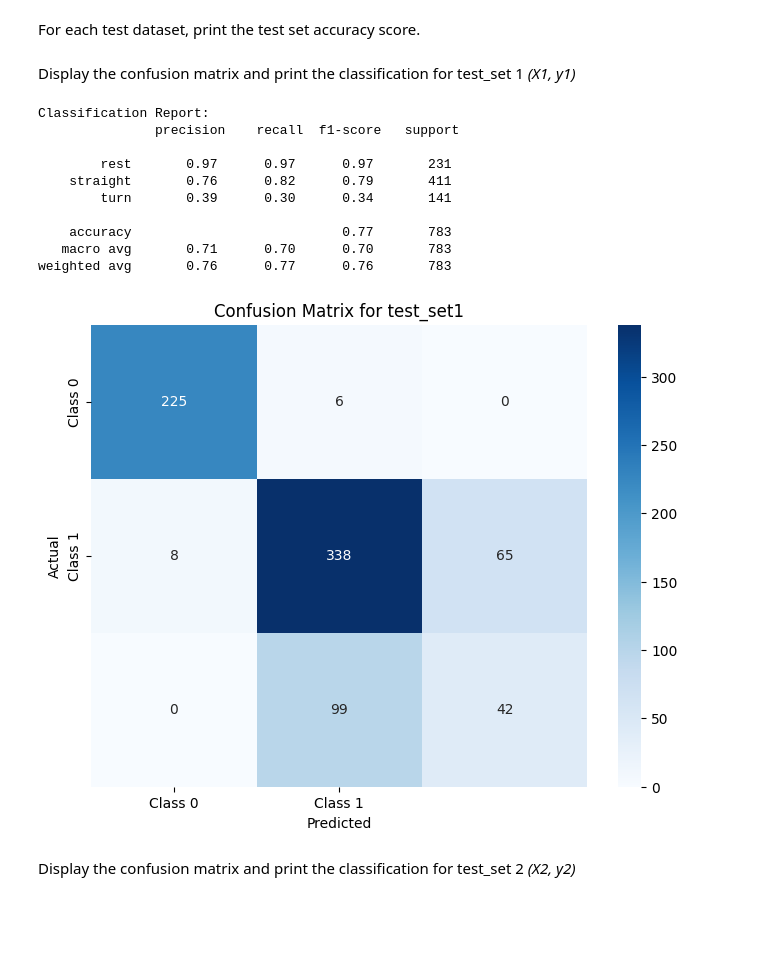
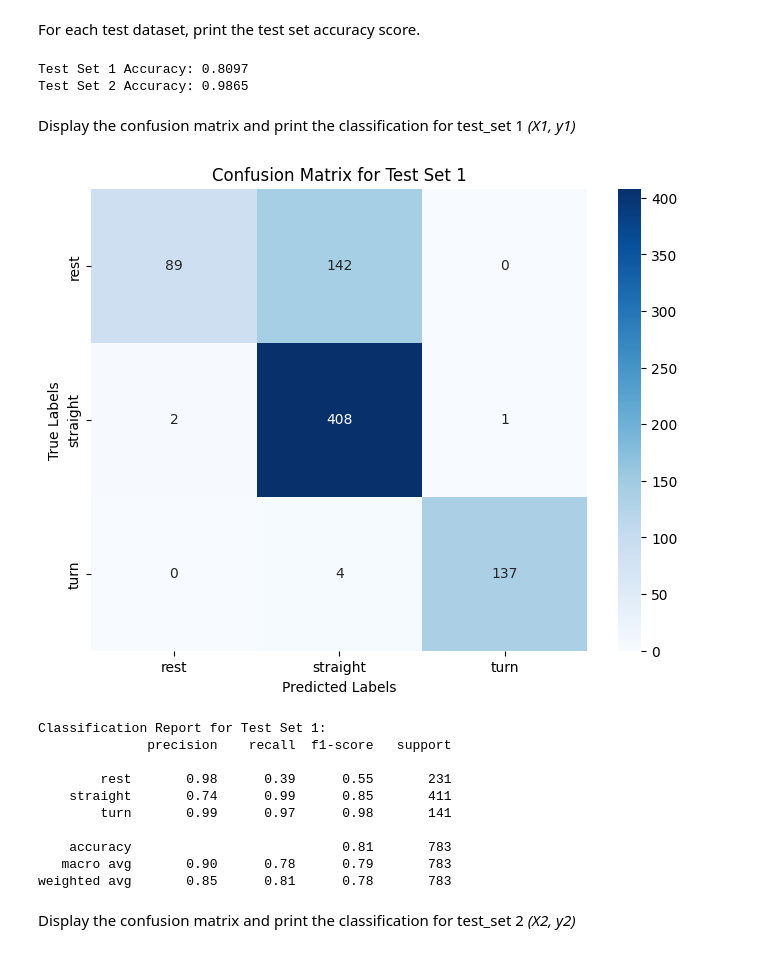
Before and after one commit to KushalDoshi17/engg680_2024_fall, a Jupyter notebook: Lab_Assignment4/Assignment 4.ipynb, the cells around one changed output. Drawn from its saved outputs; the diff is of its cells as text; code cells hidden in the pictures; blank space fills up the shorter version.

```diff
--- a/Lab_Assignment4/Assignment 4.ipynb
+++ b/Lab_Assignment4/Assignment 4.ipynb
@@ -816,0 +811,19 @@ print(X1.head(2))
+# %%
+# TODO - Load the target vector from test_set1 into y1, and the group selected features from test_set1 into X1
+# Define group-selected features and target column
+selected_features = ['ax_sum', 'ay_sum', 'az_sum', 'gx_sum', 'gy_sum', 'gz_sum', 'a_sum', 'g_sum']
+target_column = 'motion_state'
+
+# Load group-selected features and target vector from test_set1
+X1 = test_set1[selected_features]
+y1 = test_set1[target_column]
+
+# Load group-selected features and target vector from test_set2
+X2 = test_set2[selected_features]
+y2 = test_set2[target_column]
+
+# Display the shapes of X1, y1, X2, y2 to confirm loading
+print("Test Set 1 Features (X1):", X1.shape)
+print("Test Set 1 Target (y1):", y1.shape)
+print("Test Set 2 Features (X2):", X2.shape)
+print("Test Set 2 Target (y2):", y2.shape)
@@ -854,33 +861,58 @@ print(f"Test Set 2 Accuracy: {accuracy_test2:.2f}")
+# %%
+# TODO - Print test score accuracies for test_set1 and test_set2
+from sklearn.metrics import accuracy_score
+
+# Predict on test_set1 (X1) and calculate accuracy
+y1_pred = grid_search.best_estimator_.predict(X1)
+test1_accuracy = accuracy_score(y1, y1_pred)
+
+# Predict on test_set2 (X2) and calculate accuracy
+y2_pred = grid_search.best_estimator_.predict(X2)
+test2_accuracy = accuracy_score(y2, y2_pred)
+
+# Print the test accuracies
+print(f"Test Set 1 Accuracy: {test1_accuracy:.4f}")
+print(f"Test Set 2 Accuracy: {test2_accuracy:.4f}")
+# %% [output]
+Test Set 1 Accuracy: 0.8097
+Test Set 2 Accuracy: 0.9865
 # %% [markdown]
 Display the confusion matrix and print the classification for test_set 1 *(X1, y1)*
 # %%
 # TODO - Display confusion matrix and print classification report for (X1, y1)
 from sklearn.metrics import confusion_matrix, classification_report
 import seaborn as sns
 import matplotlib.pyplot as plt
-y1_pred = best_model.predict(X1)
-cm = confusion_matrix(y1, y1_pred)
-print("Classification Report:\n", classification_report(y1, y1_pred))
+
+# Generate predictions on test_set1 (X1)
+y1_pred = grid_search.best_estimator_.predict(X1)
+
+# Compute the confusion matrix for test_set1
+conf_matrix1 = confusion_matrix(y1, y1_pred)
+
+# Display the confusion matrix for test_set1 using a heatmap
 plt.figure(figsize=(8, 6))
-sns.heatmap(cm, annot=True, fmt='d', cmap='Blues',
-            xticklabels=['Class 0', 'Class 1'],
-            yticklabels=['Class 0', 'Class 1'])
-plt.ylabel('Actual')
-plt.xlabel('Predicted')
-plt.title('Confusion Matrix for test_set1')
+sns.heatmap(conf_matrix1, annot=True, fmt="d", cmap="Blues", xticklabels=y1.unique(), yticklabels=y1.unique())
+plt.title("Confusion Matrix for Test Set 1")
+plt.xlabel("Predicted Labels")
+plt.ylabel("True Labels")
 plt.show()
+
+# Print the classification report for test_set1
+print("Classification Report for Test Set 1:")
+print(classification_report(y1, y1_pred))
 # %% [output]
+[figure, new version]
-Classification Report:
-               precision    recall  f1-score   support
+Classification Report for Test Set 1:
+              precision    recall  f1-score   support
 
-        rest       0.97      0.97      0.97       231
-    straight       0.76      0.82      0.79       411
-        turn       0.39      0.30      0.34       141
+        rest       0.98      0.39      0.55       231
+    straight       0.74      0.99      0.85       411
+        turn       0.99      0.97      0.98       141
 
-    accuracy                           0.77       783
-   macro avg       0.71      0.70      0.70       783
-weighted avg       0.76      0.77      0.76       783
+    accuracy                           0.81       783
+   macro avg       0.90      0.78      0.79       783
+weighted avg       0.85      0.81      0.78       783
-[figure, old version]
 # %% [markdown]
 Display the confusion matrix and print the classification for test_set 2 *(X2, y2)*
 # %%
```
Also changed, not shown: parts of 53 cells of this notebook.
